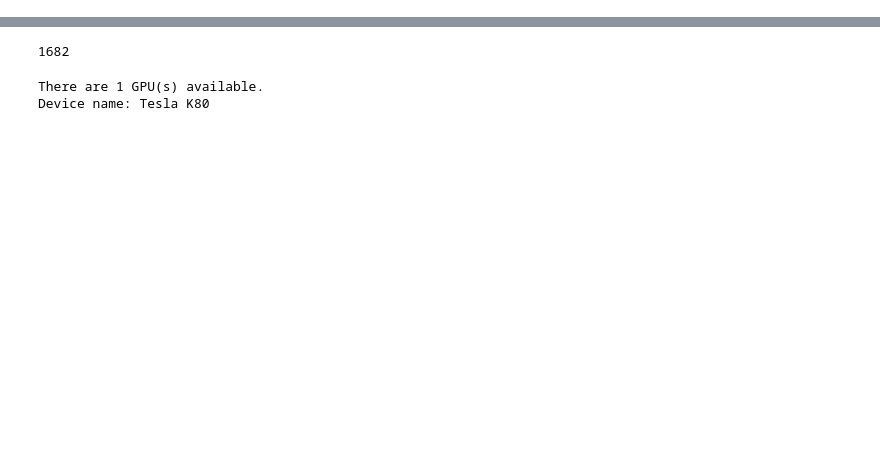
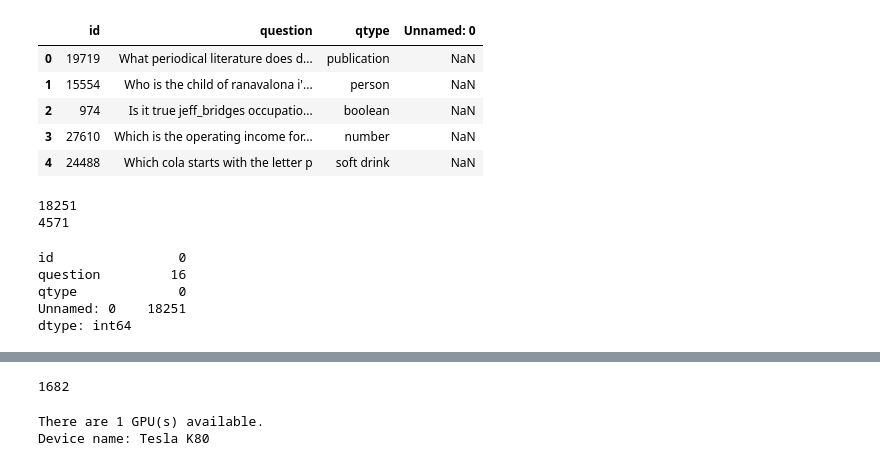
Before and after one commit to rajitha-1701/Answer-Type-Prediction, a Jupyter notebook: QA_Type_BERT.ipynb, the cells around one changed output, grey strips where cells are left out. Drawn from its saved outputs; the diff is of its cells as text; code cells hidden in the pictures; blank space fills up the shorter version.

```diff
--- a/QA_Type_BERT.ipynb
+++ b/QA_Type_BERT.ipynb
@@ -4,3 +4,28 @@
 import pandas as pd
 df = pd.read_excel('Train.xlsx')
 df_test = pd.read_excel('testFinal.xlsx')
+# %%
+data = pd.concat([df, df_test], axis=0)
+data.head()
+# %% [output]
+|  | id | question | qtype | Unnamed: 0 |
+| 0 | 19719 | What periodical literature does d... | publication | NaN |
+| 1 | 15554 | Who is the child of ranavalona i'... | person | NaN |
+| 2 | 974 | Is it true jeff_bridges occupatio... | boolean | NaN |
+| 3 | 27610 | Which is the operating income for... | number | NaN |
+| 4 | 24488 | Which cola starts with the letter p | soft drink | NaN |
+# %%
+len(data)
+print(len(df))
+print(len(df_test))
+# %% [output]
+18251
+4571
+# %%
+data.isna().sum()
+# %% [output]
+id                0
+question         16
+qtype             0
+Unnamed: 0    18251
+dtype: int64
```
Also changed, not shown: parts of 26 cells of this notebook.
